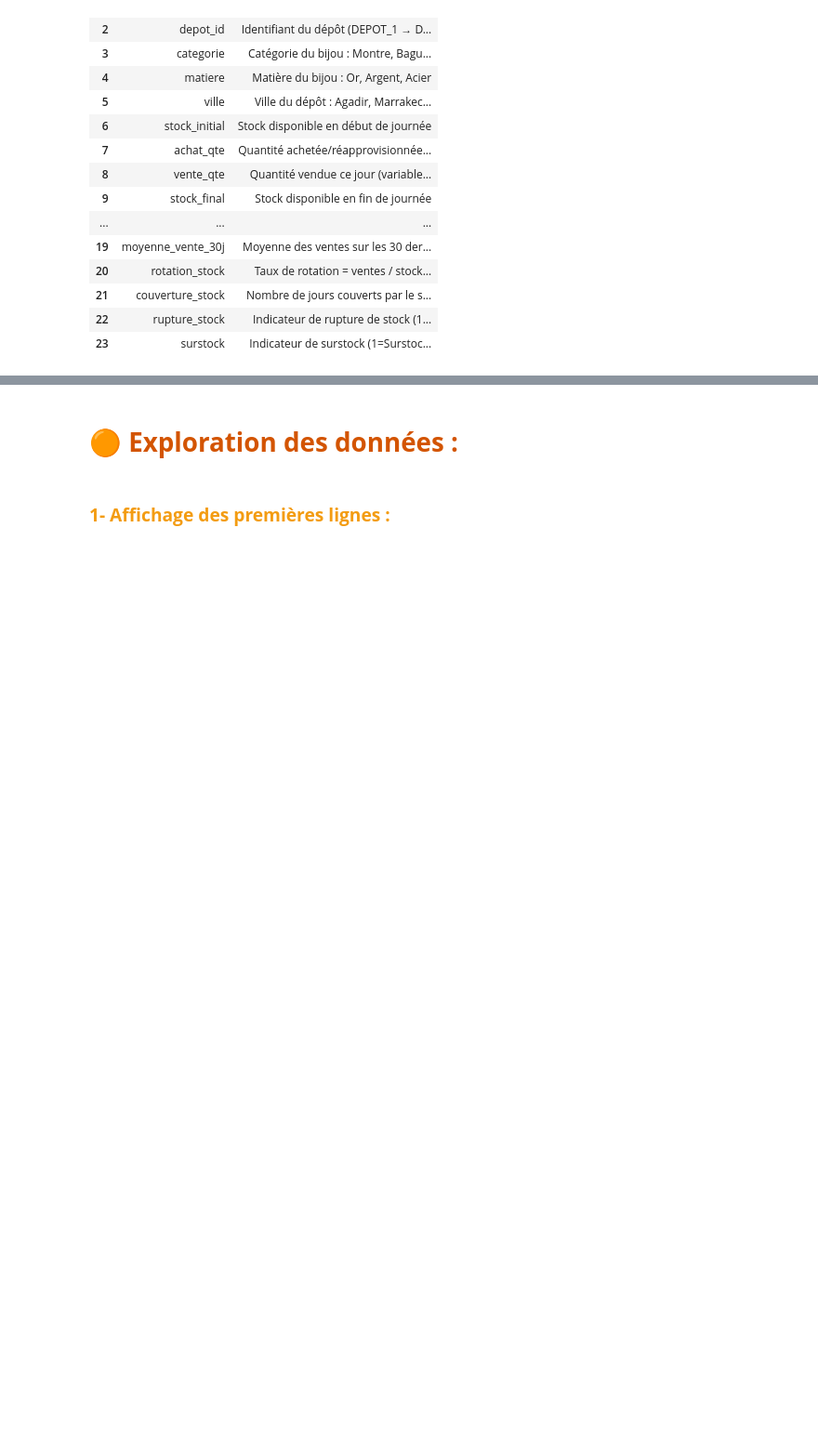
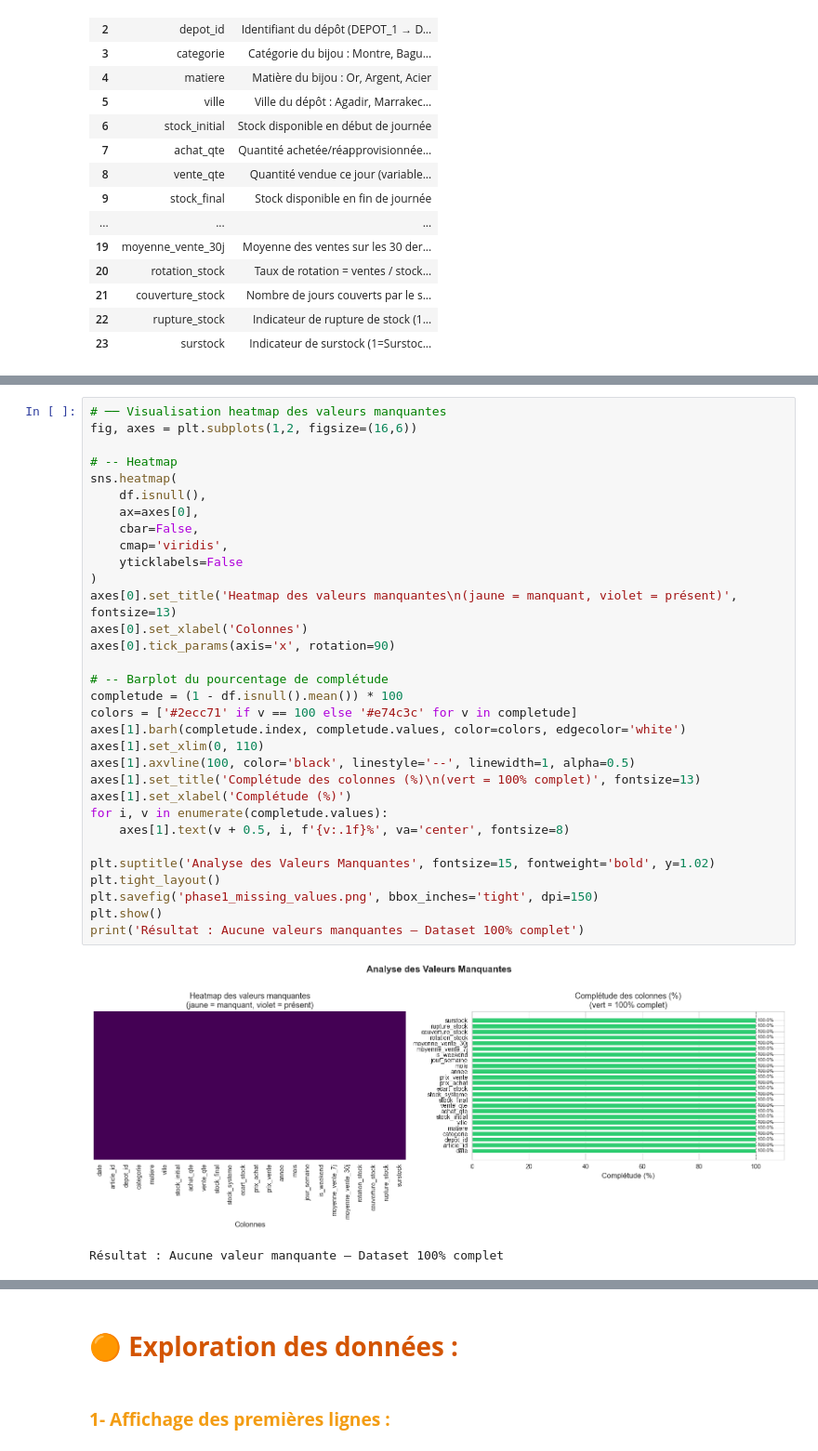
Before and after one commit to salmaIKSOD/Intelligent-Stock-Optimization-Platform, a Jupyter notebook: Notebooks/Stock.ipynb, the cells around one changed output, grey strips where cells are left out. Shown at 93% size. Cells and saved outputs as stored; diff of their text form; blank space fills up the shorter version.

Commit message:
l'analyse des valeurs manquantes et les doublons

```diff
--- a/Notebooks/Stock.ipynb
+++ b/Notebooks/Stock.ipynb
@@ -268,0 +312,35 @@ display(df_dict)
+# %%
+# ── Visualisation heatmap des valeurs manquantes
+fig, axes = plt.subplots(1,2, figsize=(16,6))
+
+# -- Heatmap
+sns.heatmap(
+    df.isnull(),
+    ax=axes[0],
+    cbar=False,
+    cmap='viridis',
+    yticklabels=False
+)
+axes[0].set_title('Heatmap des valeurs manquantes\n(jaune = manquant, violet = présent)', fontsize=13)
+axes[0].set_xlabel('Colonnes')
+axes[0].tick_params(axis='x', rotation=90)
+
+# -- Barplot du pourcentage de complétude
+completude = (1 - df.isnull().mean()) * 100
+colors = ['#2ecc71' if v == 100 else '#e74c3c' for v in completude]
+axes[1].barh(completude.index, completude.values, color=colors, edgecolor='white')
+axes[1].set_xlim(0, 110)
+axes[1].axvline(100, color='black', linestyle='--', linewidth=1, alpha=0.5)
+axes[1].set_title('Complétude des colonnes (%)\n(vert = 100% complet)', fontsize=13)
+axes[1].set_xlabel('Complétude (%)')
+for i, v in enumerate(completude.values):
+    axes[1].text(v + 0.5, i, f'{v:.1f}%', va='center', fontsize=8)
+
+plt.suptitle('Analyse des Valeurs Manquantes', fontsize=15, fontweight='bold', y=1.02)
+plt.tight_layout()
+plt.savefig('phase1_missing_values.png', bbox_inches='tight', dpi=150)
+plt.show()
+print('Résultat : Aucune valeurs manquantes — Dataset 100% complet')
+# %% [output]
+[figure, added]
+Résultat : Aucune valeur manquante — Dataset 100% complet
```
Also changed, not shown: parts of 10 cells of this notebook, 1 other file.
